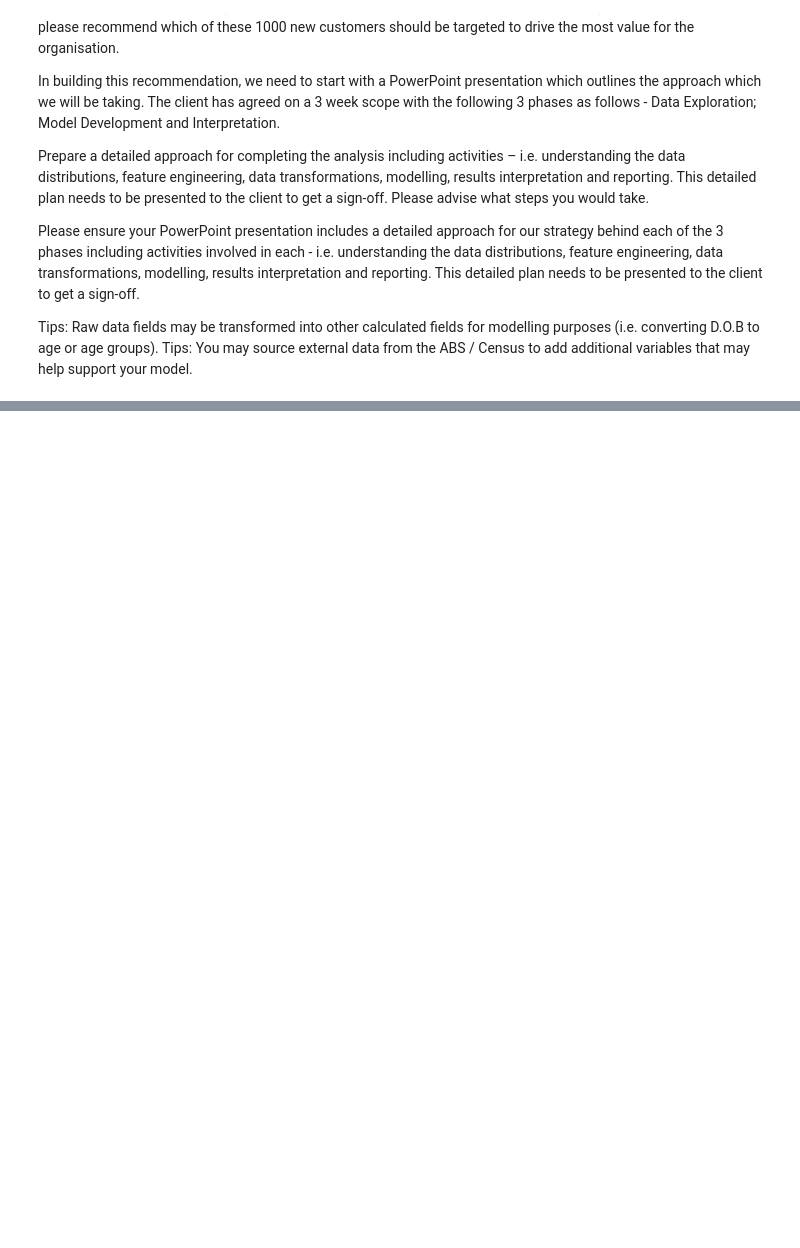
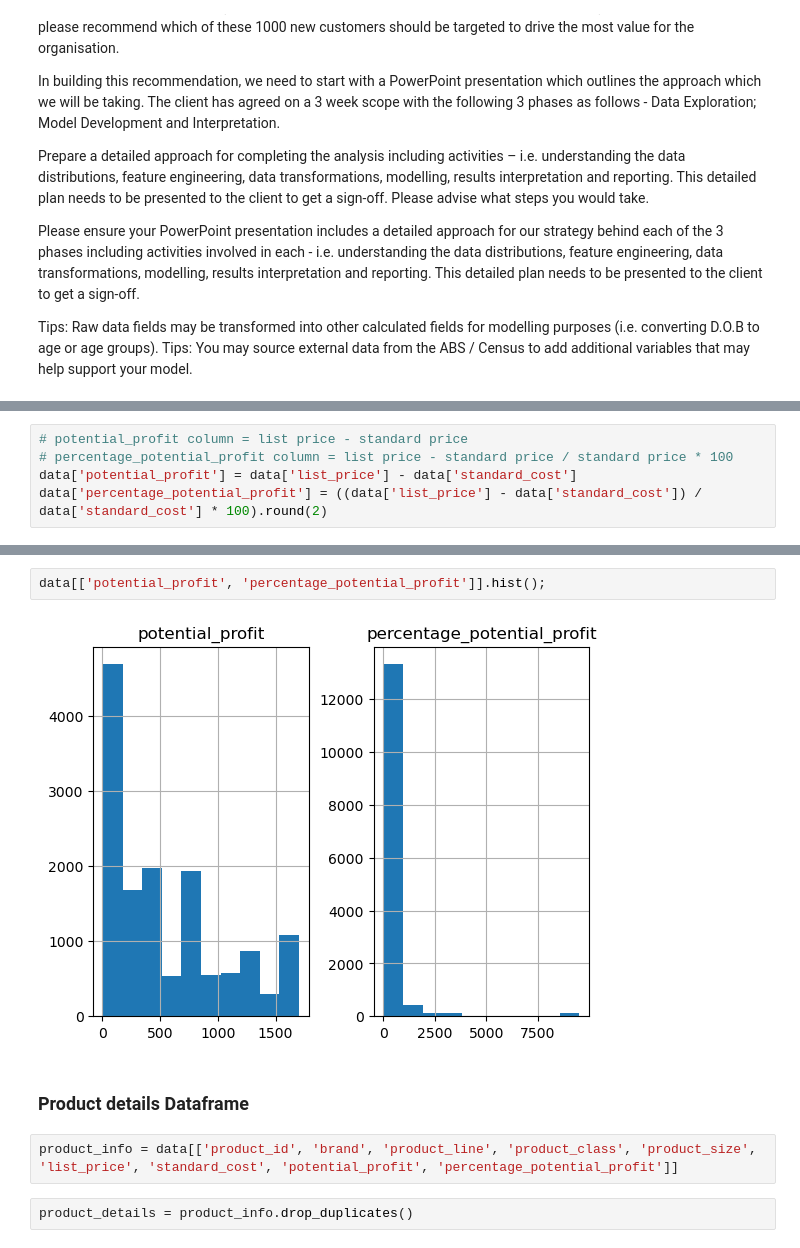
Before and after one commit to Nickimani/KPMG_Virtual_Internship, a Jupyter notebook: Notebook.ipynb, the cells around one changed output, grey strips where cells are left out. Saved outputs shown, nothing was run; the diff lists cells and outputs as text; blank space fills up the shorter version.

```diff
--- a/Notebook.ipynb
+++ b/Notebook.ipynb
@@ -346,0 +387,5 @@ Tips: Raw data fields may be transformed into other calculated fields for modell
+# %%
+# potential_profit column = list price - standard price
+# percentage_potential_profit column = list price - standard price / standard price * 100
+data['potential_profit'] = data['list_price'] - data['standard_cost']
+data['percentage_potential_profit'] = ((data['list_price'] - data['standard_cost']) / data['standard_cost'] * 100).round(2)
@@ -346,0 +401,10 @@ Tips: Raw data fields may be transformed into other calculated fields for modell
+# %%
+data[['potential_profit', 'percentage_potential_profit']].hist();
+# %% [output]
+[figure, added]
+# %% [markdown]
+### Product details Dataframe
+# %%
+product_info = data[['product_id', 'brand', 'product_line', 'product_class', 'product_size', 'list_price', 'standard_cost', 'potential_profit', 'percentage_potential_profit']]
+# %%
+product_details = product_info.drop_duplicates()
```
Also changed, not shown: parts of 16 cells of this notebook, 4 other files.
